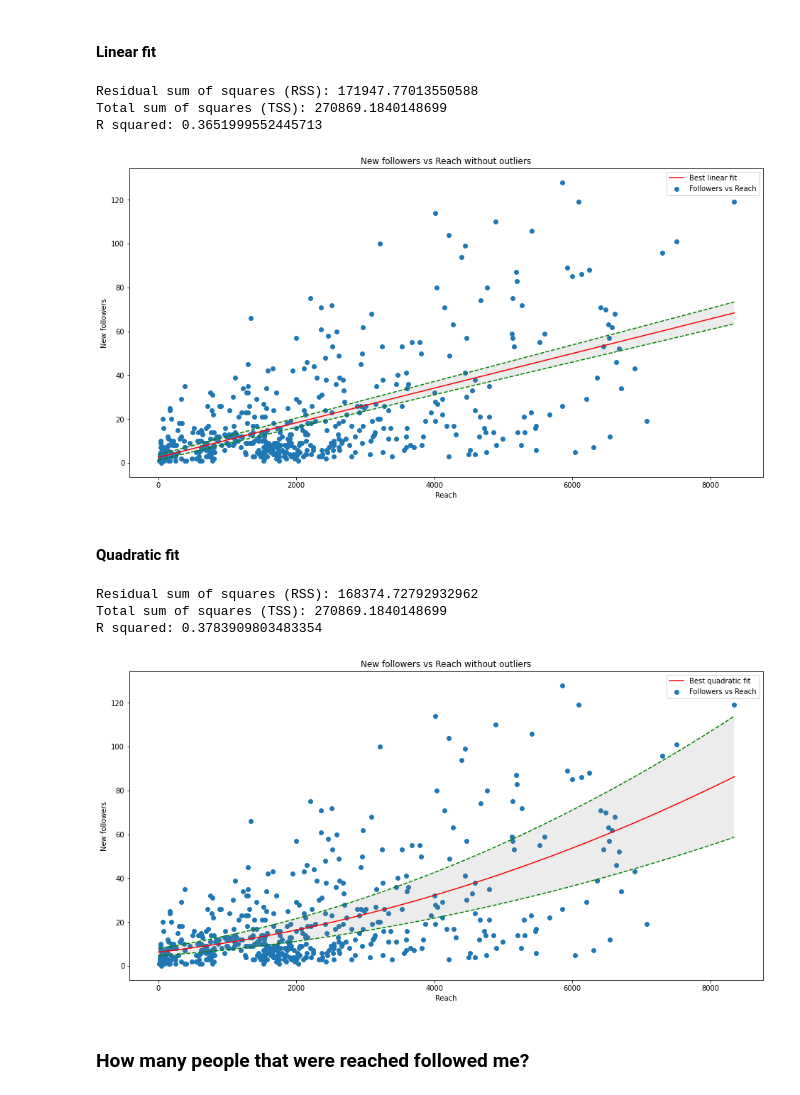
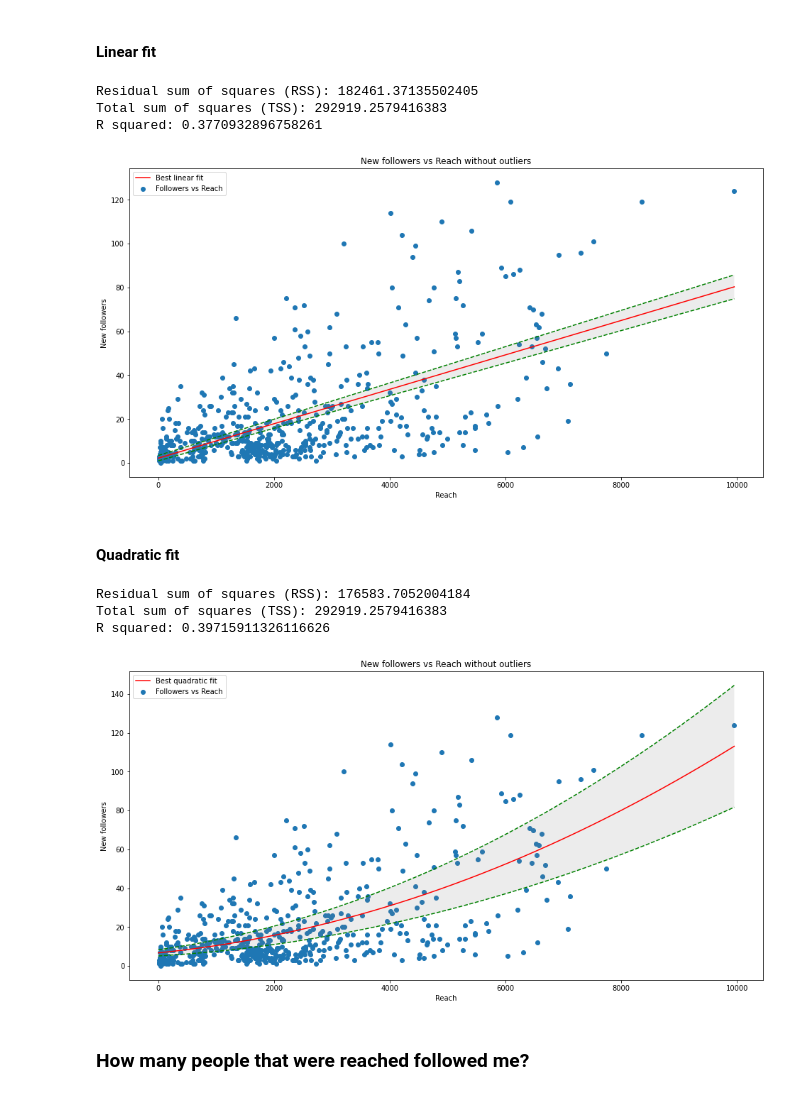
Before and after one commit to sgalinanes/instagram-analyzer, a Jupyter notebook: Instagram Insights Analysis.ipynb, the cells around one changed output. Drawn from its saved outputs; the diff is of its cells as text; code cells hidden in the pictures.

```diff
--- a/Instagram Insights Analysis.ipynb
+++ b/Instagram Insights Analysis.ipynb
@@ -40,0 +46,5 @@ data.tail(10)
+# %%
+# Clean up dataset
+insights_data = data.drop('total_follower_count', axis = 1)
+insights_data = insights_data.set_index('date')
+insights_data[insights_data.isna().any(axis = 1)]
@@ -40,0 +58,6 @@ data.tail(10)
+# %%
+# Fill by means
+# Always remove last date, because business_data is always after insights data and all values are NaN for last date
+insights_data = insights_data.drop(insights_data.tail(1).index) # drop last n rows
+insights_data = insights_data.fillna(insights_data.mean())
+insights_data[insights_data.isna().any(axis = 1)]
@@ -40,0 +67,4 @@ data.tail(10)
+# %%
+# Sort rows by date
+insights_data = insights_data.sort_index()
+insights_data
@@ -108,7 +208,7 @@ import scipy.optimize as optimization
 def func(x, a, b):
     return a*x + b
 
-data_notl_reach = data.loc[data['reach'] < 10000]
+data_notl_reach = insights_data.loc[insights_data['reach'] < 10000]
 
 fig, ax = plt.subplots(1,1, figsize=(16,8))
 
@@ -149,17 +249,17 @@ print("Total sum of squares (TSS): " + str(ss_tot))
 r_squared = 1 - (ss_res / ss_tot)
 print("R squared: " + str(r_squared))
 # %% [output]
-Residual sum of squares (RSS): 171947.77013550588
-Total sum of squares (TSS): 270869.1840148699
-R squared: 0.3651999552445713
+Residual sum of squares (RSS): 182461.37135502405
+Total sum of squares (TSS): 292919.2579416383
+R squared: 0.3770932896758261
-[figure, old version]
+[figure, new version]
 # %% [markdown]
 #### Quadratic fit
 # %%
 def func(x, a, b, c):
     return a*x**2 + b*x + c
 
-data_notl_reach = data.loc[data['reach'] < 10000]
+data_notl_reach = insights_data.loc[insights_data['reach'] < 10000]
 
 fig, ax = plt.subplots(1,1, figsize=(16,8))
 
@@ -173,37 +273,37 @@ xdata = np.array(data_notl_reach['reach'])
 ydata = np.array(data_notl_reach['follower_count'])
 x0    = np.array([0.0, 0.0, 0.0])
 
 popt, pcov = optimization.curve_fit(func, xdata, ydata, x0)
 perr = np.sqrt(np.diag(pcov))
 max_val = data_notl_reach['reach'].max()
 x_vals = np.arange(0, max_val, 0.1)
 
 fit = []
 fit_plus = []
 fit_minus = []
 for x in x_vals:
     fit.append(func(x, popt[0], popt[1], popt[2]))
     fit_minus.append(func(x, popt[0] - perr[0], popt[1] - perr[1], popt[2] - perr[2]))
     fit_plus.append(func(x, popt[0] + perr[0], popt[1] + perr[1], popt[2] + perr[2]))
 
 ax.plot(x_vals, fit, color = 'r', label = 'Best quadratic fit');
 ax.plot(x_vals, fit_plus, color = 'g', linestyle = '--');
 ax.plot(x_vals, fit_minus, color = 'g', linestyle = '--');
 ax.fill_between(x_vals, fit_minus, fit_plus, facecolor = 'gray', alpha = 0.15)
 ax.legend()
 
 residuals = ydata - func(xdata, *popt)
 ss_res = np.sum(residuals**2)
 print("Residual sum of squares (RSS): " + str(ss_res))
 ss_tot = np.sum((ydata - np.mean(ydata))**2)
 print("Total sum of squares (TSS): " + str(ss_tot))
 r_squared = 1 - (ss_res / ss_tot)
 print("R squared: " + str(r_squared))
 # %% [output]
-Residual sum of squares (RSS): 168374.72792932962
-Total sum of squares (TSS): 270869.1840148699
-R squared: 0.3783909803483354
+Residual sum of squares (RSS): 176583.7052004184
+Total sum of squares (TSS): 292919.2579416383
+R squared: 0.39715911326116626
-[figure, old version]
+[figure, new version]
 # %% [markdown]
 ### How many people that were reached followed me?
 # %%
```
Also changed, not shown: parts of 19 cells of this notebook.
